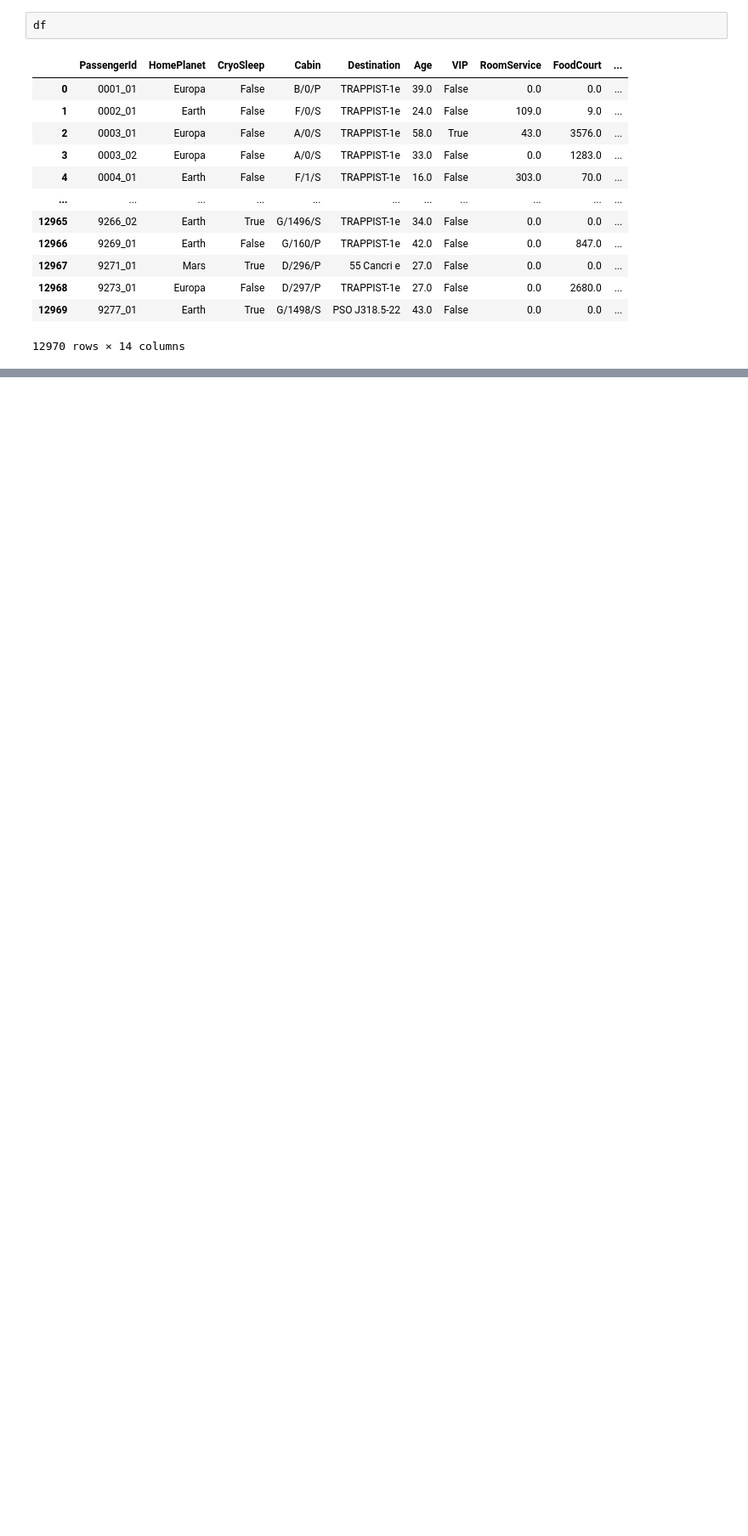
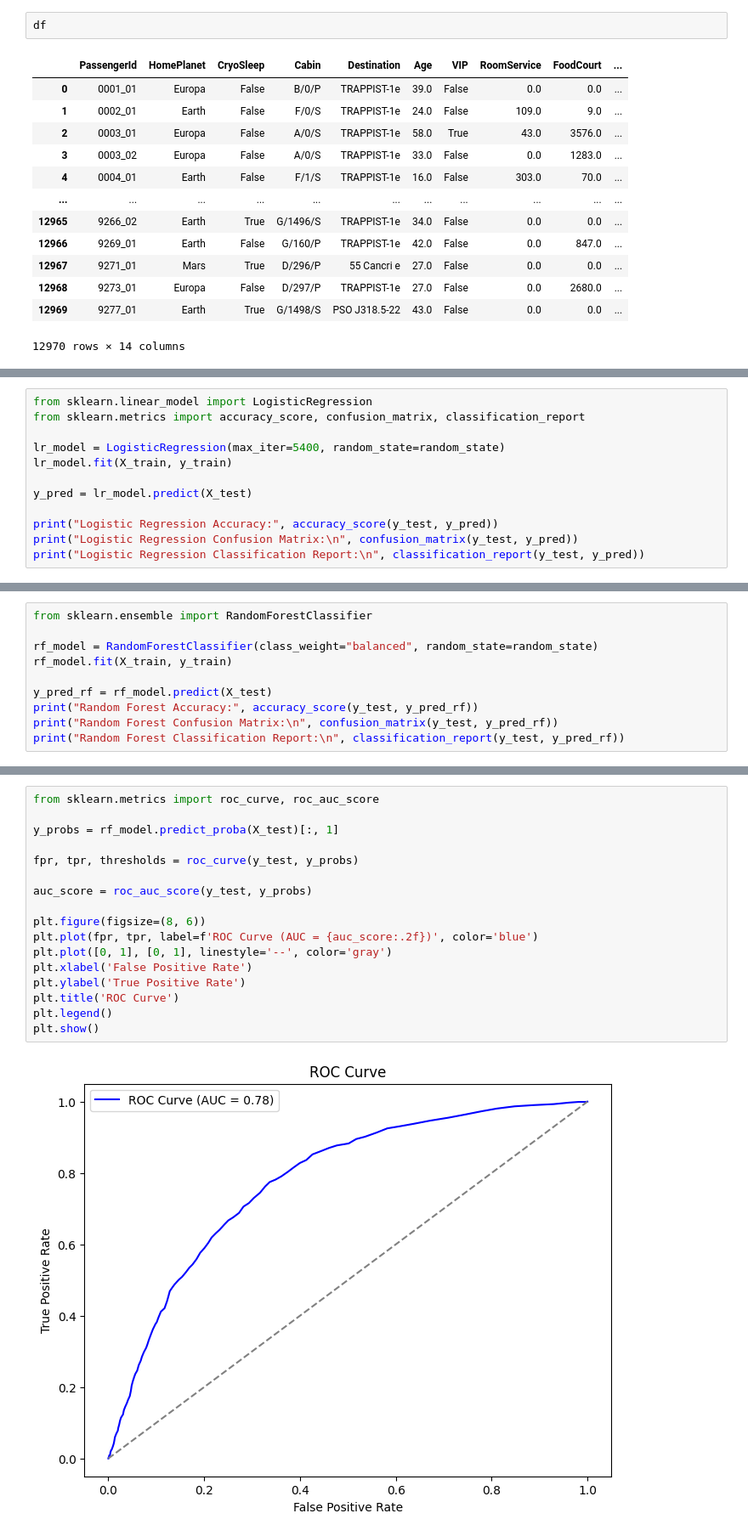
Before and after one commit to Zark-ML/Spaceship-Titanic, a Jupyter notebook: main.ipynb, the cells around one changed output, grey strips where cells are left out. Shown at 85% size. Saved outputs shown, nothing was run; the diff lists cells and outputs as text; blank space fills up the shorter version.

Commit message:
added the base model

```diff
--- a/main.ipynb
+++ b/main.ipynb
@@ -404,0 +428,12 @@ df
+# %%
+from sklearn.linear_model import LogisticRegression
+from sklearn.metrics import accuracy_score, confusion_matrix, classification_report
+
+lr_model = LogisticRegression(max_iter=5400, random_state=random_state)
+lr_model.fit(X_train, y_train)
+
+y_pred = lr_model.predict(X_test)
+
+print("Logistic Regression Accuracy:", accuracy_score(y_test, y_pred))
+print("Logistic Regression Confusion Matrix:\n", confusion_matrix(y_test, y_pred))
+print("Logistic Regression Classification Report:\n", classification_report(y_test, y_pred))
@@ -404,0 +456,10 @@ df
+# %%
+from sklearn.ensemble import RandomForestClassifier
+
+rf_model = RandomForestClassifier(class_weight="balanced", random_state=random_state)
+rf_model.fit(X_train, y_train)
+
+y_pred_rf = rf_model.predict(X_test)
+print("Random Forest Accuracy:", accuracy_score(y_test, y_pred_rf))
+print("Random Forest Confusion Matrix:\n", confusion_matrix(y_test, y_pred_rf))
+print("Random Forest Classification Report:\n", classification_report(y_test, y_pred_rf))
@@ -404,0 +482,19 @@ df
+# %%
+from sklearn.metrics import roc_curve, roc_auc_score
+
+y_probs = rf_model.predict_proba(X_test)[:, 1]
+
+fpr, tpr, thresholds = roc_curve(y_test, y_probs)
+
+auc_score = roc_auc_score(y_test, y_probs)
+
+plt.figure(figsize=(8, 6))
+plt.plot(fpr, tpr, label=f'ROC Curve (AUC = {auc_score:.2f})', color='blue')
+plt.plot([0, 1], [0, 1], linestyle='--', color='gray')
+plt.xlabel('False Positive Rate')
+plt.ylabel('True Positive Rate')
+plt.title('ROC Curve')
+plt.legend()
+plt.show()
+# %% [output]
+[figure, added]
```
Also changed, not shown: parts of 31 cells of this notebook, 1 other file.
